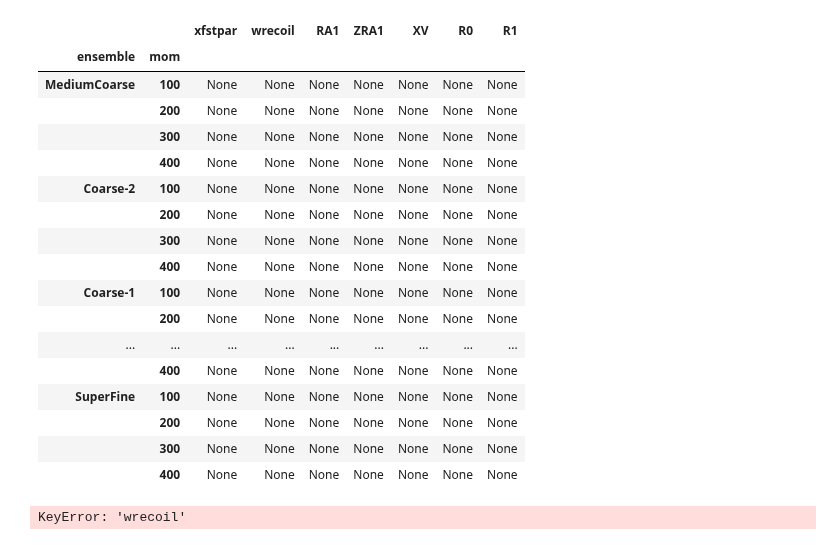
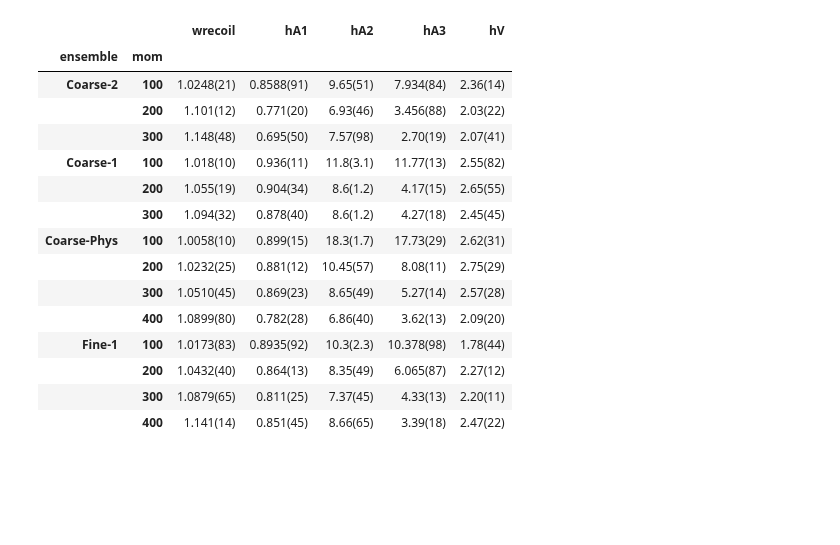
Before and after one commit to pietro-butti/B2heavy, a Jupyter notebook: notebooks/form_factor_Dst.ipynb, the cells around one changed output. Drawn from its saved outputs; the diff is of its cells as text; code cells hidden in the pictures; blank space fills up the shorter version.

```diff
--- a/notebooks/form_factor_Dst.ipynb
+++ b/notebooks/form_factor_Dst.ipynb
@@ -70,70 +86,45 @@ df = pd.DataFrame(Rs).set_index(['ensemble','mom'])
-# %%
-Rs = []
-for ens in ENSEMBLE_LIST:
-    for mom in MOMLIST:
-        aux = {'ensemble':ens, 'mom':mom}
-        for rat in RATIO_LIST:
-            try:
-                fit,res = read_config_fit(
-                    tag  = f'fit3pt_config_{ens}_{rat}_{mom}',
-                    path = DATA_2PT
-                )
-                r = res['ratio'][0]
-            except FileNotFoundError:
-                r = None
-            aux[rat] = r
-
-            if rat=='xfstpar':
-                try:
-                    aux['wrecoil'] = (1+r**2)/(1-r**2)
-                except TypeError:
-                    aux['wrecoil'] = None
-        Rs.append(aux)
-
-Rs = pd.DataFrame(Rs).set_index(['ensemble','mom'])
-Rs
-# %% [output]
-|  |  | xfstpar | wrecoil | RA1 | ZRA1 | XV | R0 | R1 |
-| ensemble | mom |  |  |  |  |  |  |  |
-| MediumCoarse | 100 | None | None | None | None | None | None | None |
-|  | 200 | None | None | None | None | None | None | None |
-|  | 300 | None | None | None | None | None | None | None |
-|  | 400 | None | None | None | None | None | None | None |
-| Coarse-2 | 100 | None | None | None | None | None | None | None |
-|  | 200 | None | None | None | None | None | None | None |
-|  | 300 | None | None | None | None | None | None | None |
-|  | 400 | None | None | None | None | None | None | None |
-| Coarse-1 | 100 | None | None | None | None | None | None | None |
-|  | 200 | None | None | None | None | None | None | None |
-| ... | ... | ... | ... | ... | ... | ... | ... | ... |
-|  | 400 | None | None | None | None | None | None | None |
-| SuperFine | 100 | None | None | None | None | None | None | None |
-|  | 200 | None | None | None | None | None | None | None |
-|  | 300 | None | None | None | None | None | None | None |
-|  | 400 | None | None | None | None | None | None | None |
 # %%
 FF = []
 for ens in ENSEMBLE_LIST:
     for mom in MOMLIST:
         aux = {'ensemble':ens, 'mom':mom}
 
         w   = Rs['wrecoil'].loc[ens,mom]
-        RA1 = Rs['RA1'].loc[ens,mom]
-        XV  = Rs['XV'].loc[ens,mom]
+        RA1 = Rs['RA1'    ].loc[ens,mom]
+        XV  = Rs['XV'     ].loc[ens,mom]
+        X0  = Rs['R0'     ].loc[ens,mom]
+        X1  = Rs['R1'     ].loc[ens,mom]
 
         if w is None:
             continue
 
         aux['wrecoil'] = w
         aux['hA1']     = 2*RA1/(w+1)
+        aux['hA2']     = 2*RA1/np.sqrt(w**2-1) * (w*X1 - np.sqrt(w**2-1)*X0-1)
+        aux['hA3']     = 2*RA1/np.sqrt(w**2-1)(w-X1)
         aux['hV']      = 2*RA1/np.sqrt(w**2-1) * XV
 
         FF.append(aux)
 
 FF = pd.DataFrame(FF).set_index(['ensemble','mom'])
 FF
 # %% [output]
-KeyError: 'wrecoil'
+|  |  | wrecoil | hA1 | hA2 | hA3 | hV |
+| ensemble | mom |  |  |  |  |  |
+| Coarse-2 | 100 | 1.0248(21) | 0.8588(91) | 9.65(51) | 7.934(84) | 2.36(14) |
+|  | 200 | 1.101(12) | 0.771(20) | 6.93(46) | 3.456(88) | 2.03(22) |
+|  | 300 | 1.148(48) | 0.695(50) | 7.57(98) | 2.70(19) | 2.07(41) |
+| Coarse-1 | 100 | 1.018(10) | 0.936(11) | 11.8(3.1) | 11.77(13) | 2.55(82) |
+|  | 200 | 1.055(19) | 0.904(34) | 8.6(1.2) | 4.17(15) | 2.65(55) |
+|  | 300 | 1.094(32) | 0.878(40) | 8.6(1.2) | 4.27(18) | 2.45(45) |
+| Coarse-Phys | 100 | 1.0058(10) | 0.899(15) | 18.3(1.7) | 17.73(29) | 2.62(31) |
+|  | 200 | 1.0232(25) | 0.881(12) | 10.45(57) | 8.08(11) | 2.75(29) |
+|  | 300 | 1.0510(45) | 0.869(23) | 8.65(49) | 5.27(14) | 2.57(28) |
+|  | 400 | 1.0899(80) | 0.782(28) | 6.86(40) | 3.62(13) | 2.09(20) |
+| Fine-1 | 100 | 1.0173(83) | 0.8935(92) | 10.3(2.3) | 10.378(98) | 1.78(44) |
+|  | 200 | 1.0432(40) | 0.864(13) | 8.35(49) | 6.065(87) | 2.27(12) |
+|  | 300 | 1.0879(65) | 0.811(25) | 7.37(45) | 4.33(13) | 2.20(11) |
+|  | 400 | 1.141(14) | 0.851(45) | 8.66(65) | 3.39(18) | 2.47(22) |
 # %%
 plt.rcParams['text.usetex'] = True
 plt.rcParams['font.size'] = 12
```
Also changed, not shown: parts of 4 cells of this notebook, 17 other files.
